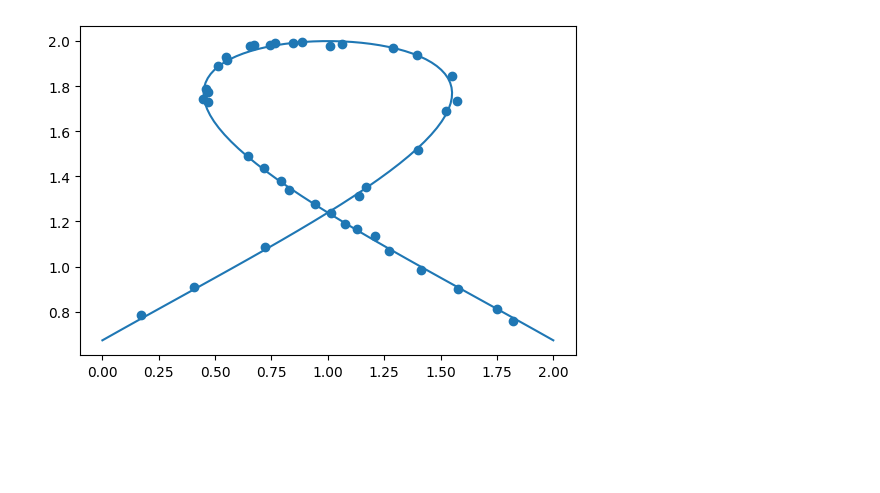
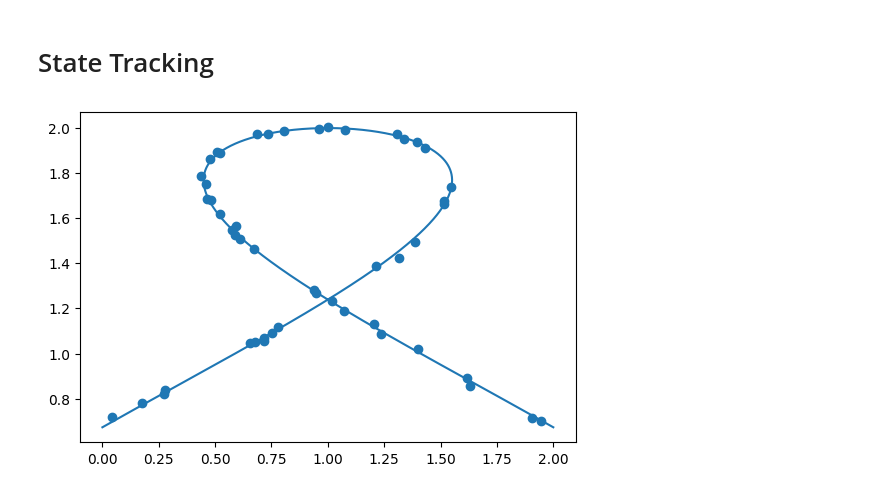
Before and after one commit to Whatisthisname/probabilistic-PDE-solver-on-manifold, a Jupyter notebook: app/test_kf.ipynb, the cells around one changed output. Cells and saved outputs as stored; diff of their text form; code cells hidden in the pictures; blank space fills up the shorter version.

```diff
--- a/app/test_kf.ipynb
+++ b/app/test_kf.ipynb
@@ -1,43 +472,43 @@
+# %% [markdown]
+# State Tracking
 # %%
 import jax
 import jax.numpy as jnp
 import matplotlib.pyplot as plt
 
 jax.config.update("jax_enable_x64", True)
-timesteps = 100
+timesteps = 1000
 
 times = jnp.linspace(0, 1, timesteps)
 x_positions = jnp.sin(times * 2 * jnp.pi) + 2 * times
 y_positions = jnp.exp(-((0.5 + -times) ** 2)) * 6 - 4
 
 fig, ax = plt.subplots()
 ax.set_aspect("equal")
 ax.plot(x_positions, y_positions, label="True trajectory")
-samples = (
+noisy_samples = (
     jnp.stack([x_positions, y_positions], axis=1)
     + jax.random.normal(jax.random.PRNGKey(0), (timesteps, 2)) * 0.01
 )
 
-n_samples = 40
+n_samples = 50
 samples_idx = jax.random.permutation(jax.random.PRNGKey(2), jnp.arange(timesteps))[
     :n_samples
 ]
 
 ax.scatter(
-    samples[samples_idx][:, 0],
-    samples[samples_idx][:, 1],
+    noisy_samples[samples_idx][:, 0],
+    noisy_samples[samples_idx][:, 1],
     label="Subsampled observations",
 )
 # convert to mask
 
-mask = jnp.ones(timesteps).astype(bool)
+mask = jnp.zeros(timesteps).astype(bool)
 mask = mask.at[samples_idx].set(True)
-mask = mask.at[::3].set(True)
 mask = mask.at[0].set(False)
-mask = mask.at[-2].set(True)
 mask = mask.at[-1].set(True)
 # %% [output]
-[figure, old version]
+[figure, new version]
 # %%
 from probabilistic_numerics import kalman_filter as pn
 
```
Also changed, not shown: parts of 12 cells of this notebook, 20 other files.
